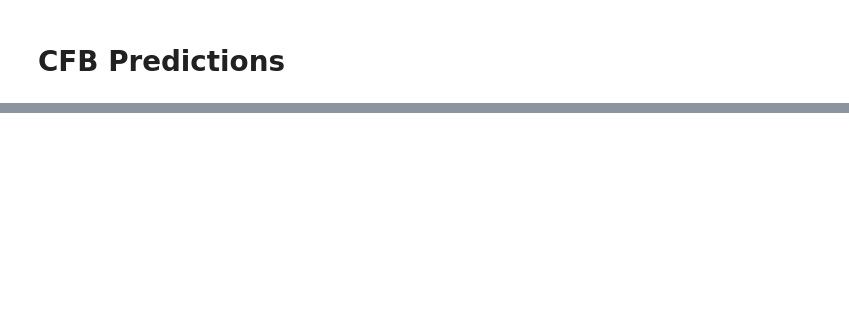
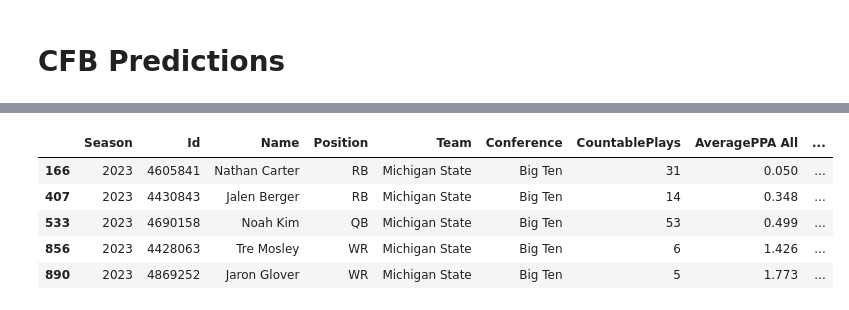
Before and after one commit to traskcon/CFB-Predictions, a Jupyter notebook: CFB-Predictions.ipynb, the cells around one changed output, grey strips where cells are left out. Cells and saved outputs as stored; diff of their text form; code cells hidden in the pictures; blank space fills up the shorter version.

```diff
--- a/CFB-Predictions.ipynb
+++ b/CFB-Predictions.ipynb
@@ -31,0 +69,9 @@ week3.head()
+# %%
+player_ppa[player_ppa["Team"] == "Michigan State"]
+# %% [output]
+|  | Season | Id | Name | Position | Team | Conference | CountablePlays | AveragePPA All | ... |
+| 166 | 2023 | 4605841 | Nathan Carter | RB | Michigan State | Big Ten | 31 | 0.050 | ... |
+| 407 | 2023 | 4430843 | Jalen Berger | RB | Michigan State | Big Ten | 14 | 0.348 | ... |
+| 533 | 2023 | 4690158 | Noah Kim | QB | Michigan State | Big Ten | 53 | 0.499 | ... |
+| 856 | 2023 | 4428063 | Tre Mosley | WR | Michigan State | Big Ten | 6 | 1.426 | ... |
+| 890 | 2023 | 4869252 | Jaron Glover | WR | Michigan State | Big Ten | 5 | 1.773 | ... |
```
Also changed, not shown: parts of 8 cells of this notebook.
